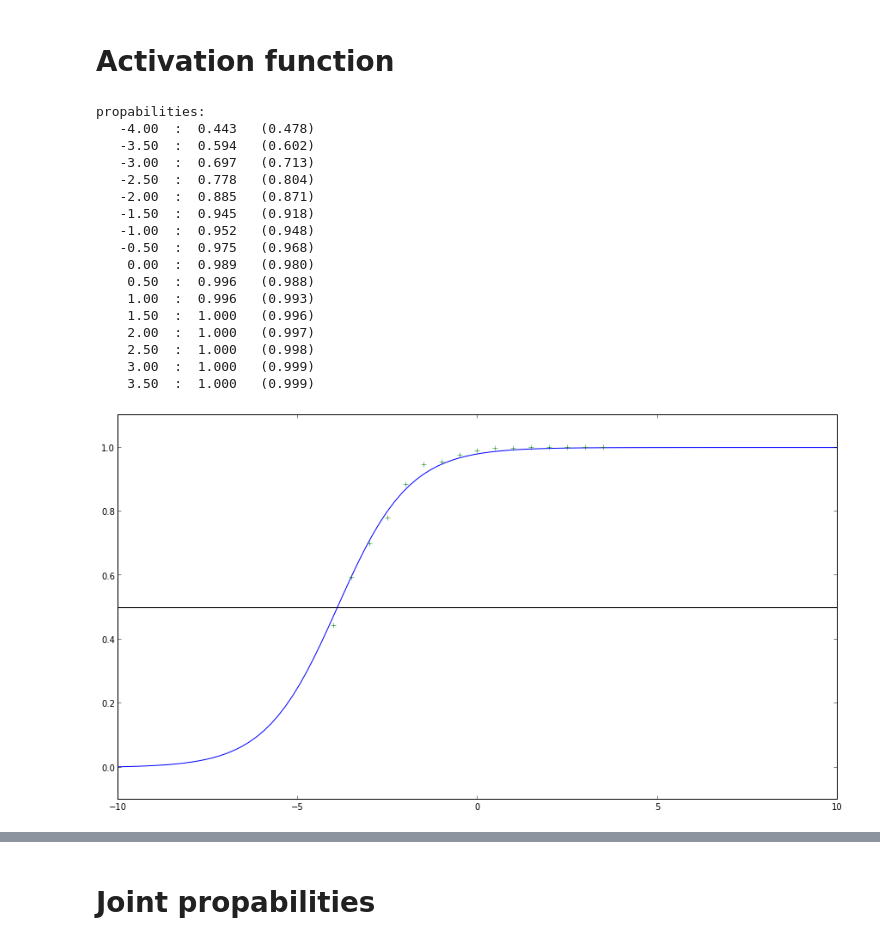
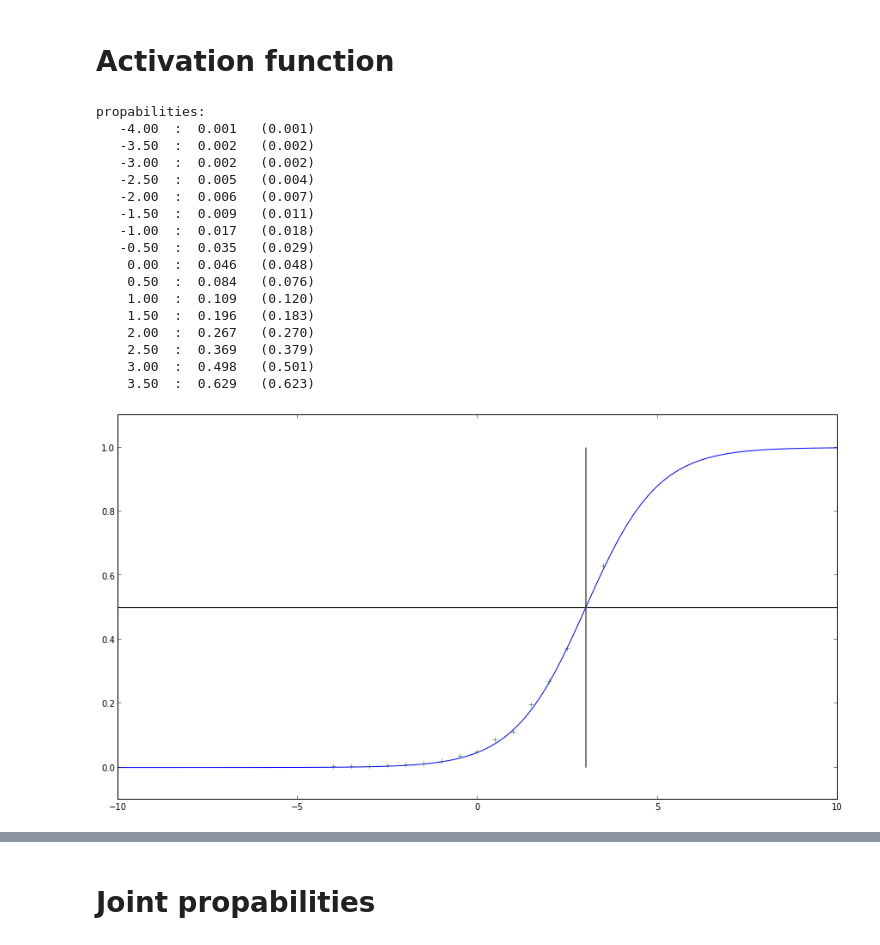
Before and after one commit to five-elephants/hw-neural-sampling, a Jupyter notebook: VHDL sampling.ipynb, the cells around one changed output, grey strips where cells are left out. Drawn from its saved outputs; the diff is of its cells as text; code cells hidden in the pictures.

```diff
--- a/VHDL sampling.ipynb
+++ b/VHDL sampling.ipynb
@@ -5,28 +6,29 @@ import eval_sampling as e
 # %%
 reload(e)
 s,f,m = e.read_trace('activation_trace', mem_width=16, mem_fraction=10)
 p,silent,fire = e.activation_function(0, s, f, m)
 fig = e.plot_activation_function(p, figsize=(15,8))
+vlines([3.0], ymin=0.0, ymax=1.0)
 
 print "propabilities:"
 for k, v in sorted(p.iteritems()):
-    print "  %6.2f  :  %1.3f   (%1.3f)" % (k, v, 1./(1.+exp(-k+log(0.02))))
+    print "  %6.2f  :  %1.3f   (%1.3f)" % (k, v, 1./(1.+exp(-k+log(20))))
 # %% [output]
 propabilities:
-   -4.00  :  0.443   (0.478)
-   -3.50  :  0.594   (0.602)
-   -3.00  :  0.697   (0.713)
-   -2.50  :  0.778   (0.804)
-   -2.00  :  0.885   (0.871)
-   -1.50  :  0.945   (0.918)
-   -1.00  :  0.952   (0.948)
-   -0.50  :  0.975   (0.968)
-    0.00  :  0.989   (0.980)
-    0.50  :  0.996   (0.988)
-    1.00  :  0.996   (0.993)
-    1.50  :  1.000   (0.996)
-    2.00  :  1.000   (0.997)
-    2.50  :  1.000   (0.998)
-    3.00  :  1.000   (0.999)
-    3.50  :  1.000   (0.999)
+   -4.00  :  0.001   (0.001)
+   -3.50  :  0.002   (0.002)
+   -3.00  :  0.002   (0.002)
+   -2.50  :  0.005   (0.004)
+   -2.00  :  0.006   (0.007)
+   -1.50  :  0.009   (0.011)
+   -1.00  :  0.017   (0.018)
+   -0.50  :  0.035   (0.029)
+    0.00  :  0.046   (0.048)
+    0.50  :  0.084   (0.076)
+    1.00  :  0.109   (0.120)
+    1.50  :  0.196   (0.183)
+    2.00  :  0.267   (0.270)
+    2.50  :  0.369   (0.379)
+    3.00  :  0.498   (0.501)
+    3.50  :  0.629   (0.623)
-[figure, old version]
+[figure, new version]
```
Also changed, not shown: parts of 5 cells of this notebook, 8 other files.
